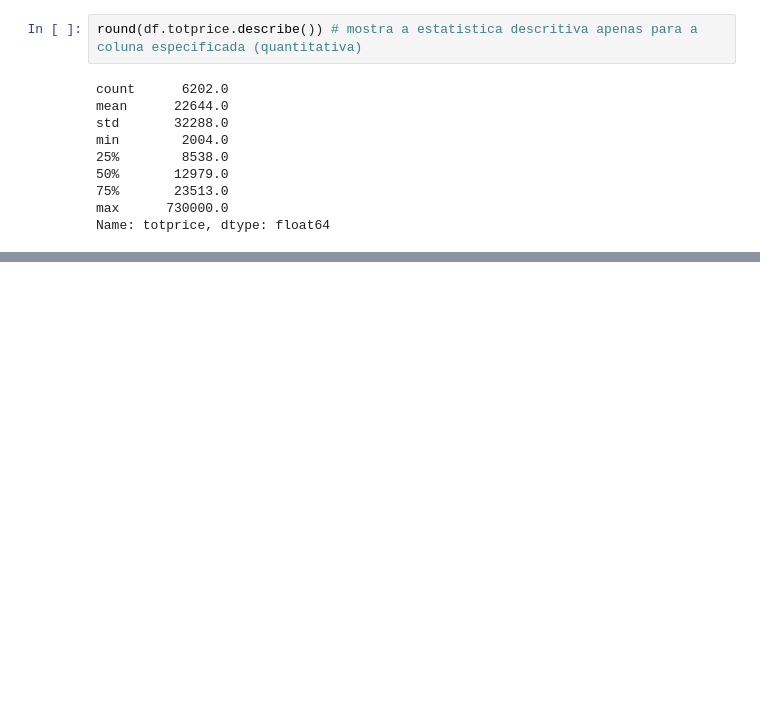
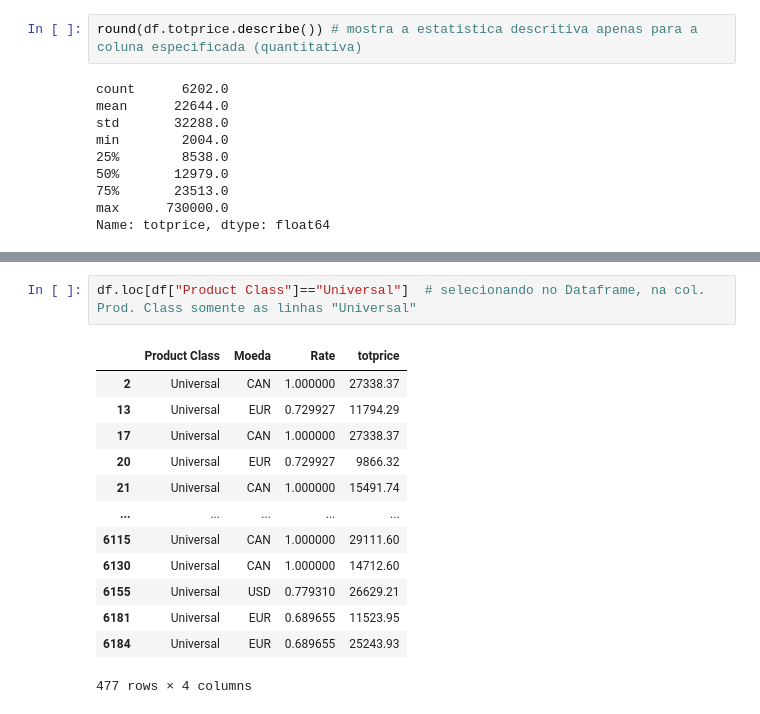
Before and after one commit to Keylla-Rodrigues/Practicing-Python, a Jupyter notebook: General practice - Python.ipynb, the cells around one changed output, grey strips where cells are left out. Drawn from its saved outputs; the diff is of its cells as text; blank space fills up the shorter version.

```diff
--- a/General practice - Python.ipynb
+++ b/General practice - Python.ipynb
@@ -216,0 +237,16 @@ Name: totprice, dtype: float64
+# %%
+df.loc[df["Product Class"]=="Universal"]  # selecionando no Dataframe, na col. Prod. Class somente as linhas "Universal"
+# %% [output]
+|  | Product Class | Moeda | Rate | totprice |
+| 2 | Universal | CAN | 1.000000 | 27338.37 |
+| 13 | Universal | EUR | 0.729927 | 11794.29 |
+| 17 | Universal | CAN | 1.000000 | 27338.37 |
+| 20 | Universal | EUR | 0.729927 | 9866.32 |
+| 21 | Universal | CAN | 1.000000 | 15491.74 |
+| ... | ... | ... | ... | ... |
+| 6115 | Universal | CAN | 1.000000 | 29111.60 |
+| 6130 | Universal | CAN | 1.000000 | 14712.60 |
+| 6155 | Universal | USD | 0.779310 | 26629.21 |
+| 6181 | Universal | EUR | 0.689655 | 11523.95 |
+| 6184 | Universal | EUR | 0.689655 | 25243.93 |
+477 rows × 4 columns
```
Also changed, not shown: parts of 9 cells of this notebook.
